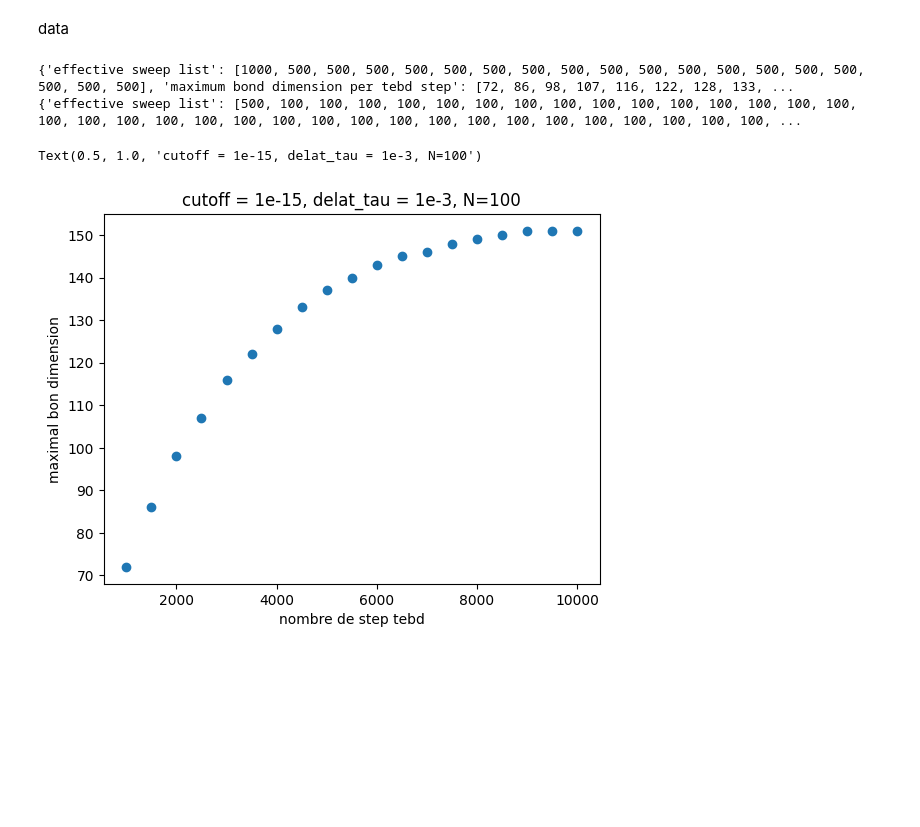
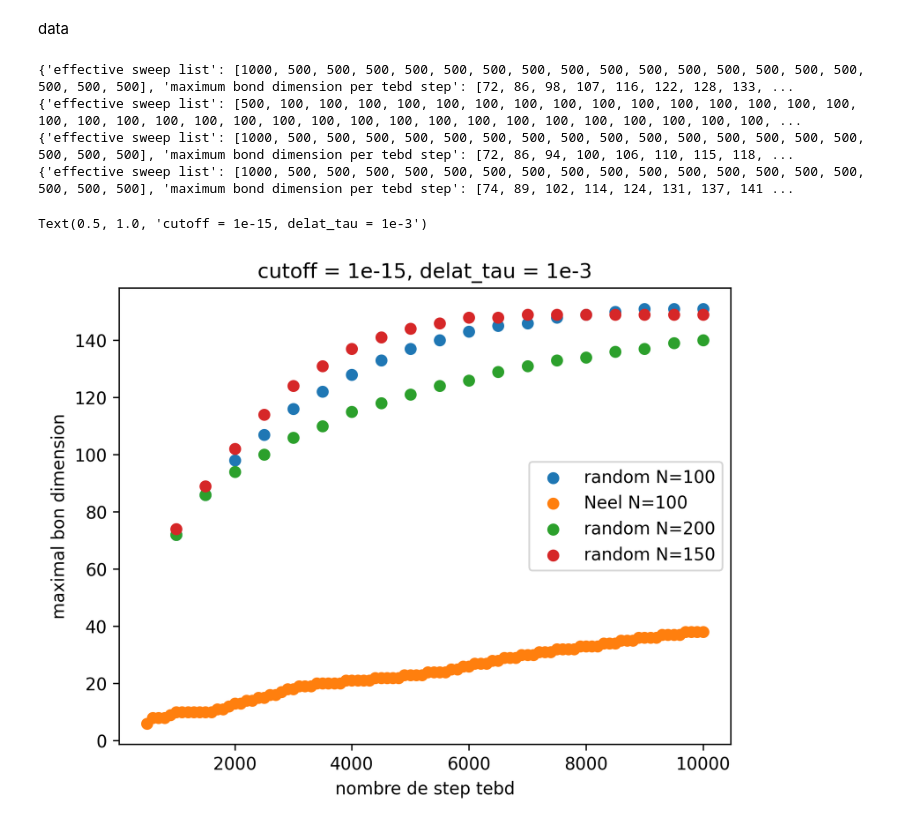
Before and after one commit to romanbeauvallet/Many-Body-Localization, a Jupyter notebook: analyse_simulations_julia/analysis.ipynb, the cells around one changed output. Drawn from its saved outputs; the diff is of its cells as text; code cells hidden in the pictures; blank space fills up the shorter version.

```diff
--- a/analyse_simulations_julia/analysis.ipynb
+++ b/analyse_simulations_julia/analysis.ipynb
@@ -16,18 +20,34 @@ with open("outputN100sweep10000Neel.json", "r") as file:
     dic2 = js.load(file)
 
 print(dic2)
+
+with open("outputN200sweep10000.json", "r") as file:
+    dic3 = js.load(file)
+
+print(dic3)
+
+with open("outputN150sweep10000.json", "r") as file:
+    dic4 = js.load(file)
+
+print(dic4)
 # %% [output]
 {'effective sweep list': [1000, 500, 500, 500, 500, 500, 500, 500, 500, 500, 500, 500, 500, 500, 500, 500, 500, 500, 500], 'maximum bond dimension per tebd step': [72, 86, 98, 107, 116, 122, 128, 133, ...
 {'effective sweep list': [500, 100, 100, 100, 100, 100, 100, 100, 100, 100, 100, 100, 100, 100, 100, 100, 100, 100, 100, 100, 100, 100, 100, 100, 100, 100, 100, 100, 100, 100, 100, 100, 100, 100, 100, ...
+{'effective sweep list': [1000, 500, 500, 500, 500, 500, 500, 500, 500, 500, 500, 500, 500, 500, 500, 500, 500, 500, 500], 'maximum bond dimension per tebd step': [72, 86, 94, 100, 106, 110, 115, 118, ...
+{'effective sweep list': [1000, 500, 500, 500, 500, 500, 500, 500, 500, 500, 500, 500, 500, 500, 500, 500, 500, 500, 500], 'maximum bond dimension per tebd step': [74, 89, 102, 114, 124, 131, 137, 141 ...
 # %%
 fig, axes = plt.subplots()
-axes.scatter(dic["sweep range"], dic["maximum bond dimension per tebd step"])
+axes.scatter(dic["sweep range"], dic["maximum bond dimension per tebd step"], label="random N=100")
+axes.scatter(dic2["sweep range"], dic2["maximum bond dimension per tebd step"], label="Neel N=100")
+axes.scatter(dic3["sweep range"], dic3["maximum bond dimension per tebd step"], label="random N=200")
+axes.scatter(dic4["sweep range"], dic4["maximum bond dimension per tebd step"], label="random N=150")
 axes.set_xlabel("nombre de step tebd")
+axes.legend()
 axes.set_ylabel("maximal bon dimension")
-axes.set_title("cutoff = 1e-15, delat_tau = 1e-3, N=100")
+axes.set_title("cutoff = 1e-15, delat_tau = 1e-3")
 # %% [output]
-Text(0.5, 1.0, 'cutoff = 1e-15, delat_tau = 1e-3, N=100')
+Text(0.5, 1.0, 'cutoff = 1e-15, delat_tau = 1e-3')
-[figure, old version]
+[figure, new version]
 # %%
 E = 1/4 - np.log(2)
 
```
Also changed, not shown: parts of 5 cells of this notebook, 6 other files.
